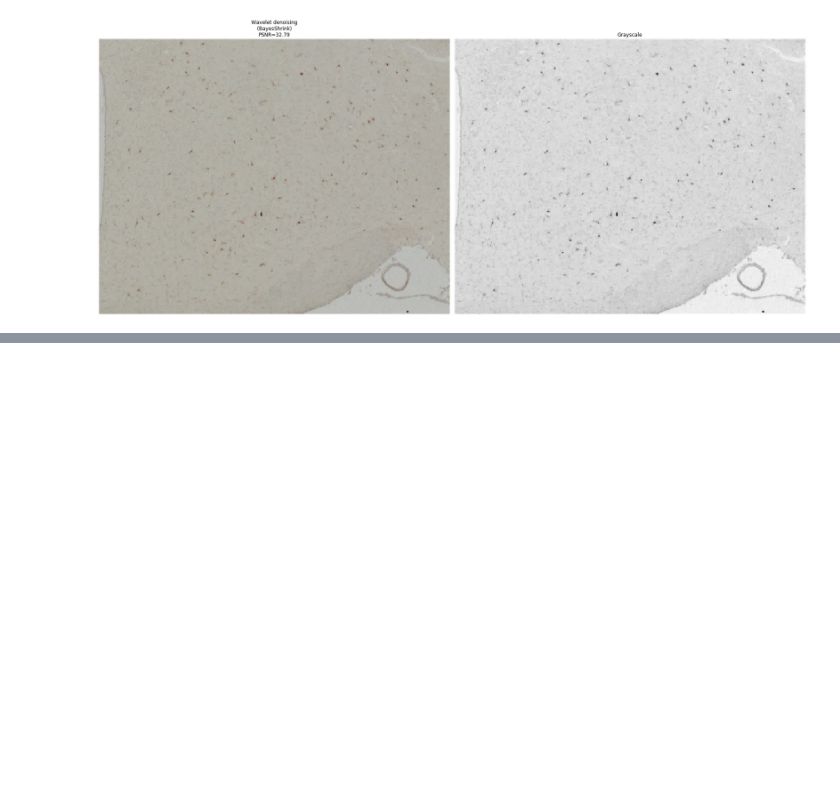
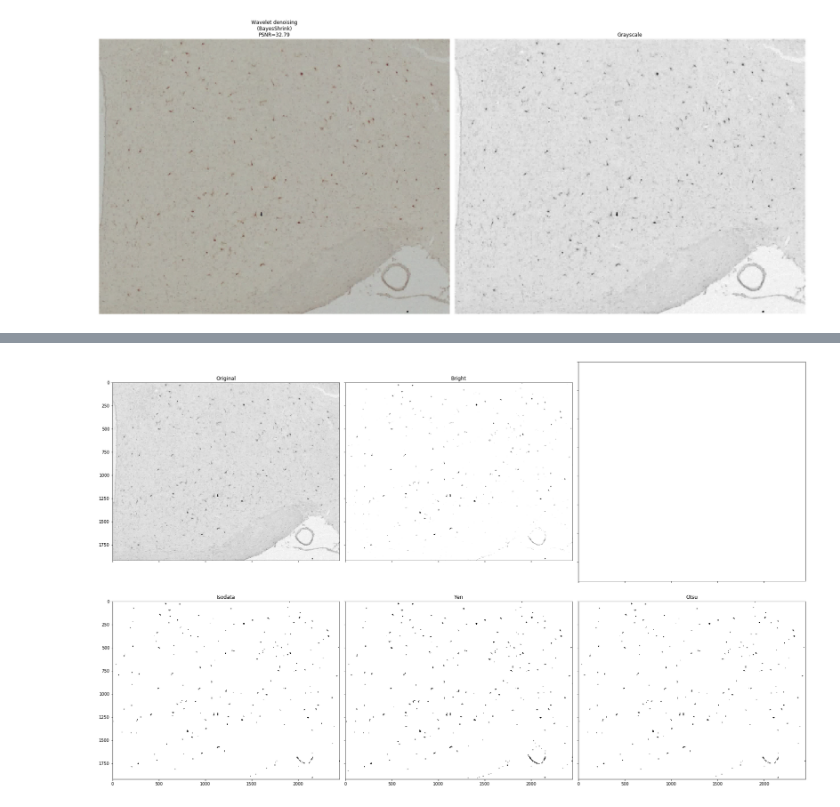
Before and after one commit to amyhynes/ihc-ml, a Jupyter notebook: svm.ipynb, the cells around one changed output, grey strips where cells are left out. Saved outputs shown, nothing was run; the diff lists cells and outputs as text; code cells hidden in the pictures; blank space fills up the shorter version.

```diff
--- a/svm.ipynb
+++ b/svm.ipynb
@@ -150,0 +114,35 @@ plt.show()
+# %%
+from skimage.filters import threshold_isodata, threshold_yen, threshold_otsu
+thresh_iso = threshold_isodata(bright_bayes)
+isodata = bright_bayes > thresh_iso
+
+thresh_yen = threshold_yen(bright_bayes)
+yen = bright_bayes > thresh_yen
+
+thresh_otsu = threshold_otsu(bright_bayes)
+otsu = bright_bayes > thresh_otsu
+
+fig, ax = plt.subplots(nrows=2, ncols=3, figsize=(24, 15),
+                       sharex=True, sharey=True)
+
+plt.gray()
+
+ax[0, 0].imshow(grayscale_bayes)
+ax[0, 0].set_title(
+    'Original'.format(psnr_bayes))
+ax[0, 1].imshow(bright_bayes)
+ax[0, 1].set_title(
+    'Bright'.format(psnr_bayes))
+ax[1, 0].imshow(isodata)
+ax[1, 0].set_title(
+    'Isodata'.format(psnr_bayes))
+ax[1, 1].imshow(yen)
+ax[1, 1].set_title(
+    'Yen'.format(psnr_bayes))
+ax[1,2].imshow(otsu)
+ax[1,2].set_title('Otsu')
+fig.tight_layout()
+
+plt.show()
+# %% [output]
+[figure, added]
```
Also changed, not shown: parts of 14 cells of this notebook, 1 other file.
